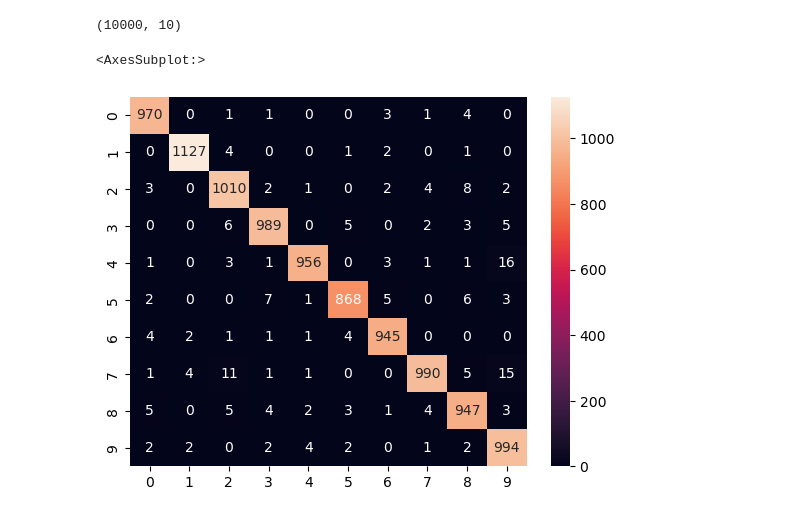
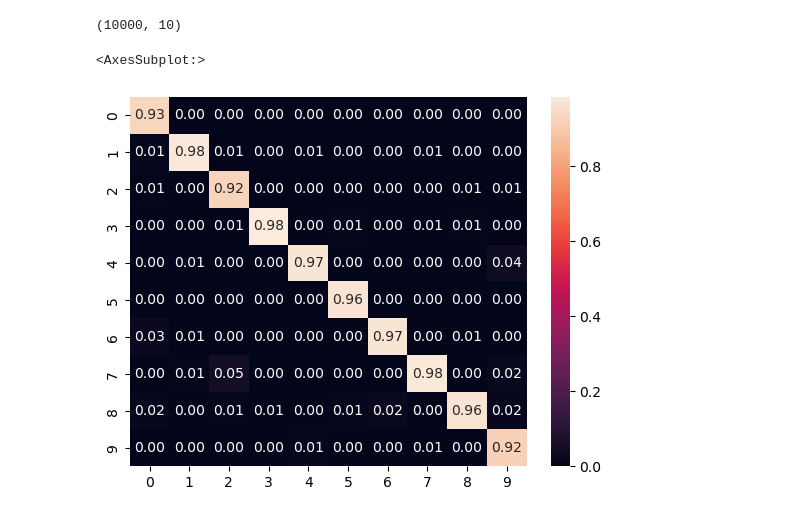
Before and after one commit to ilkererkek/digit-recognizer-app, a Jupyter notebook: training/training.ipynb, the cells around one changed output. Saved outputs shown, nothing was run; the diff lists cells and outputs as text; code cells hidden in the pictures.

Commit message:
model updated falan filan

```diff
--- a/training/training.ipynb
+++ b/training/training.ipynb
@@ -107,5 +109,5 @@ test
 # %%
-n_model = tf.keras.models.load_model('../server/model/model.h5')
+n_model = tf.keras.models.load_model('../server/ModelFiles/2cnramodel.h5')
 # %%
 prediction = n_model.predict(x_test)
 # %% [output]
@@ -120,7 +122,7 @@ prediction_arg = np.argmax(prediction,axis=1)
 # %%
 from sklearn.metrics import confusion_matrix
 import seaborn as sns
-sns.heatmap(confusion_matrix(y_test, prediction_arg, ), annot=True, fmt='.0f')
+sns.heatmap(confusion_matrix(y_test, prediction_arg, normalize='pred'), annot=True, fmt='.2f')
 # %% [output]
 <AxesSubplot:>
-[figure, old version]
+[figure, new version]
```
Also changed, not shown: parts of 6 cells of this notebook, 5 other files.
